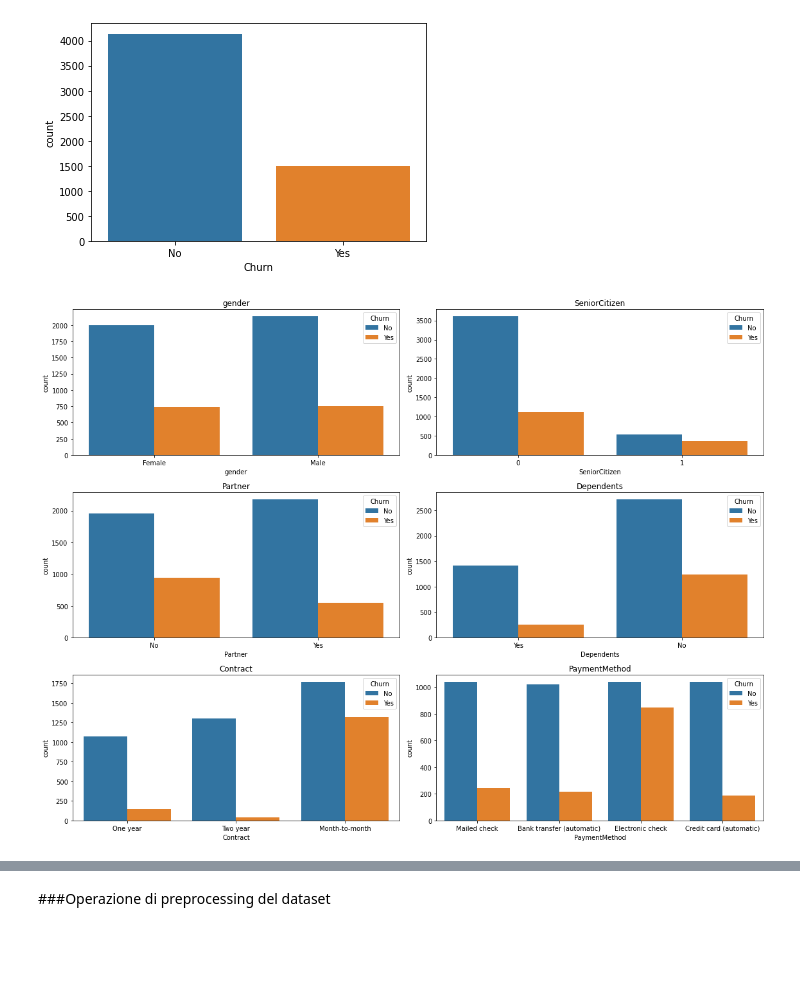
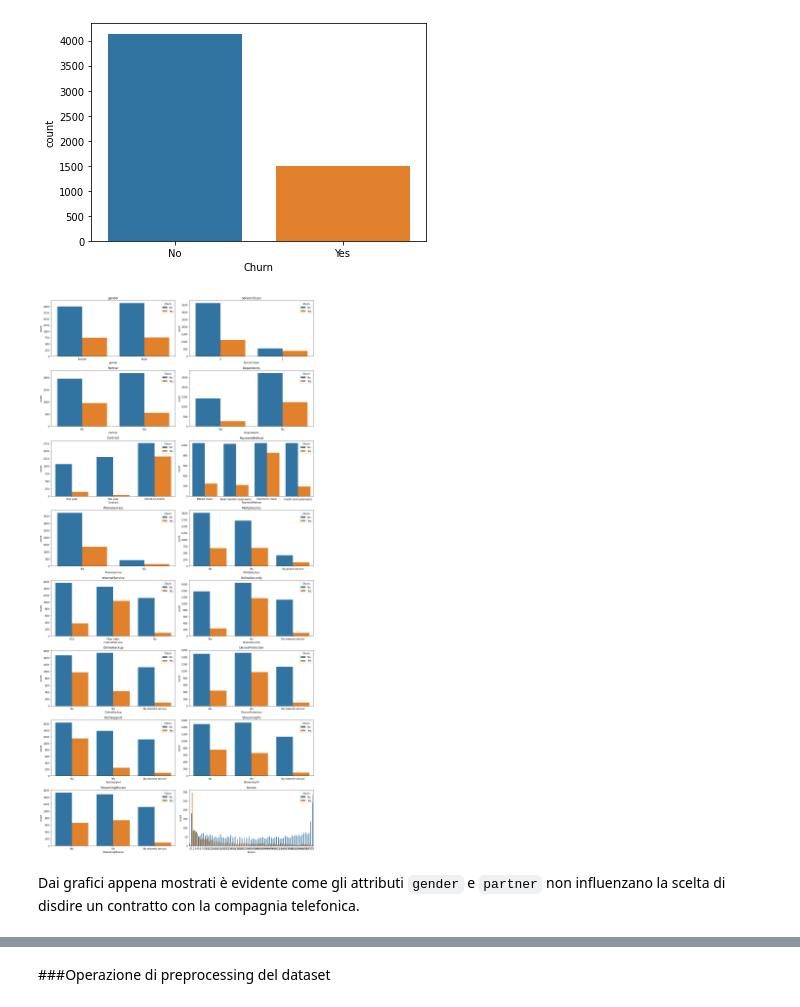
Before and after one commit to rirolli/TelcoChurn, a Jupyter notebook: TelcoChurn.ipynb, the cells around one changed output, grey strips where cells are left out. Drawn from its saved outputs; the diff is of its cells as text; code cells hidden in the pictures; blank space fills up the shorter version.

Commit message:
Corretto errore nello split del dataset. Aggiuta di nuovi grafici.

````diff
--- a/TelcoChurn.ipynb
+++ b/TelcoChurn.ipynb
@@ -145,23 +143,26 @@ sns.countplot(telco_data['Churn'])
 # %%
 # Alcuni grafici che mettono in relazione le features
 # del dataset con le persone che hanno lasciato la compagnia
+cols = ['gender', 'SeniorCitizen', 'Partner', 'Dependents', 'Contract', 'PaymentMethod',
+        'PhoneService', 'MultipleLines', 'InternetService', 'OnlineSecurity', 'OnlineBackup',
+        'DeviceProtection', 'TechSupport', 'StreamingTV', 'StreamingMovies', 'tenure']
 
-cols = ['gender', 'SeniorCitizen', 'Partner', 'Dependents', 'Contract', 'PaymentMethod']
-
-n_rows = 3
+n_rows = 8
 n_cols = 2
 
 fig, axs = plt.subplots(n_rows, n_cols, figsize=(n_cols*8, n_rows*4))
 i=0
 for r in range(n_rows):
   for c in range(n_cols):
     ax = axs[r][c]
     sns.countplot(telco_data[cols[i]], hue=telco_data['Churn'], ax=ax)
     ax.set_title(cols[i])
     ax.legend(title='Churn', loc='upper right')
     i+=1
 
 plt.tight_layout()
 # %% [output]
-[figure, old version]
+[figure, new version]
+# %% [markdown]
+Dai grafici appena mostrati è evidente come gli attributi ```gender``` e ```partner``` non influenzano la scelta di disdire un contratto con la compagnia telefonica.
 # %%
````
Also changed, not shown: parts of 50 cells of this notebook.
